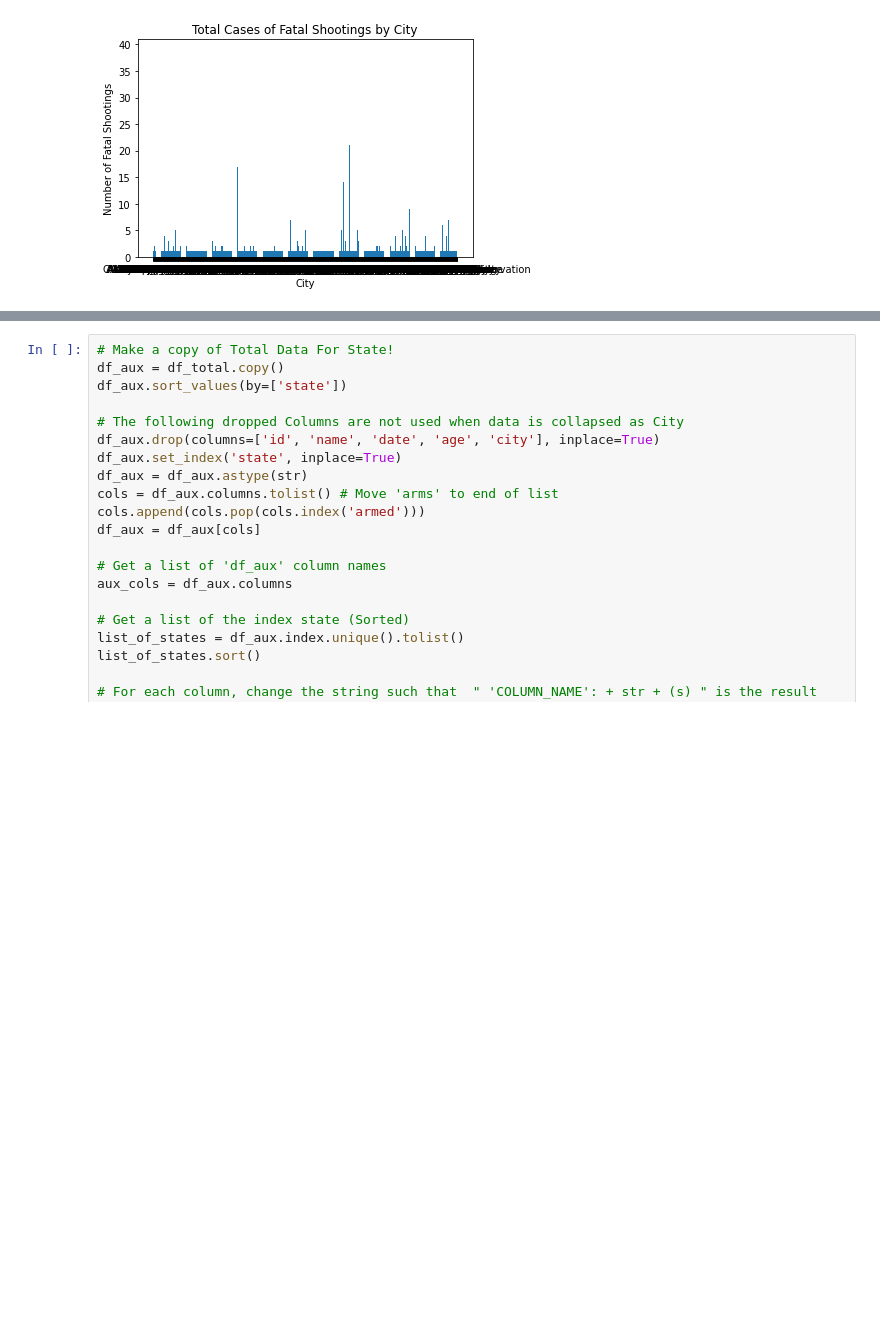
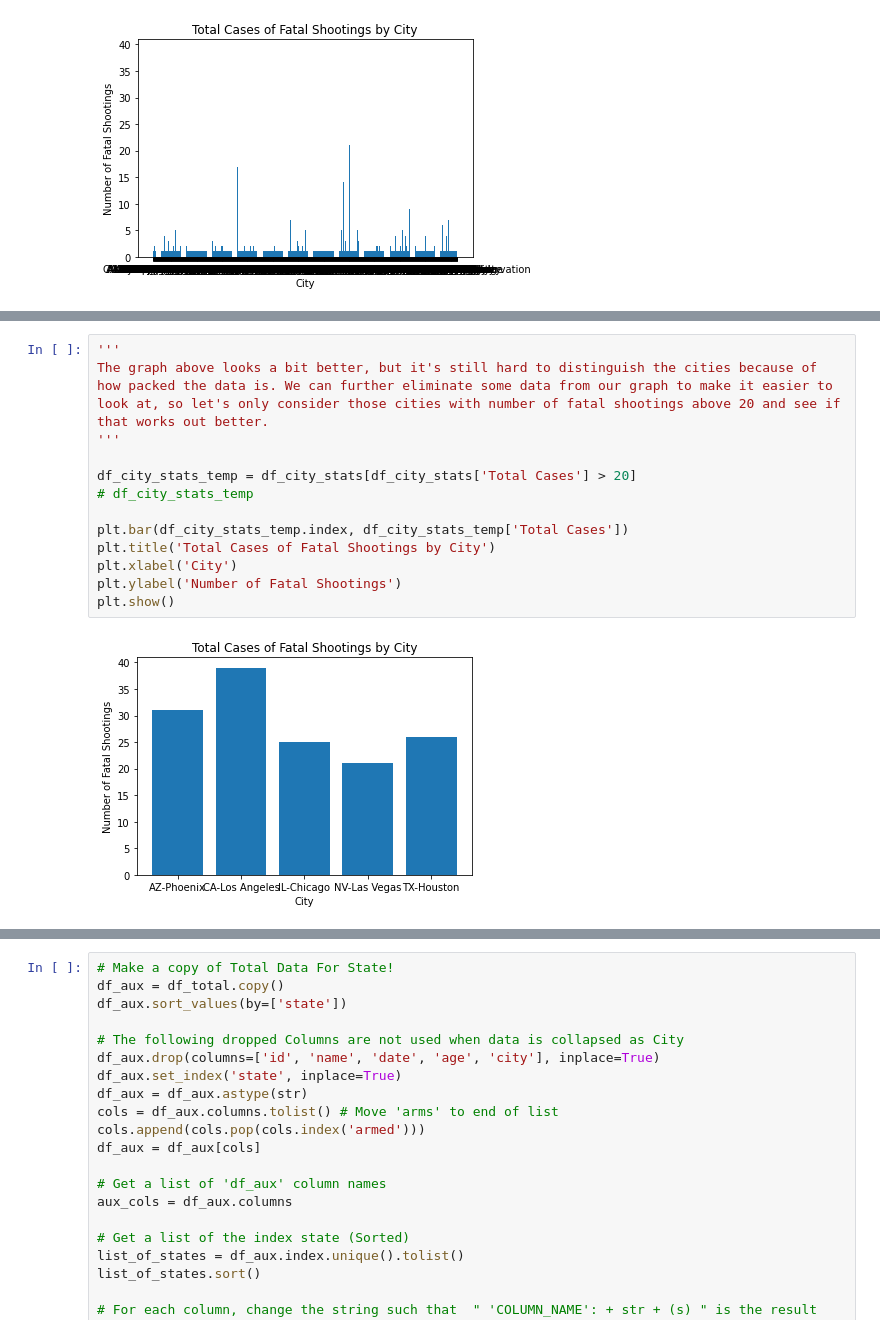
Before and after one commit to SaadSatter/Fatal_force_datascience, a Jupyter notebook: eshan_ver.ipynb, the cells around one changed output, grey strips where cells are left out. Drawn from its saved outputs; the diff is of its cells as text; blank space fills up the shorter version.

```diff
--- a/eshan_ver.ipynb
+++ b/eshan_ver.ipynb
@@ -1113,0 +1129,15 @@ plt.show()
+# %%
+'''
+The graph above looks a bit better, but it's still hard to distinguish the cities because of how packed the data is. We can further eliminate some data from our graph to make it easier to look at, so let's only consider those cities with number of fatal shootings above 20 and see if that works out better.
+'''
+
+df_city_stats_temp = df_city_stats[df_city_stats['Total Cases'] > 20]
+# df_city_stats_temp
+
+plt.bar(df_city_stats_temp.index, df_city_stats_temp['Total Cases'])
+plt.title('Total Cases of Fatal Shootings by City')
+plt.xlabel('City')
+plt.ylabel('Number of Fatal Shootings')
+plt.show()
+# %% [output]
+[figure, added]
```
Also changed, not shown: parts of 2 cells of this notebook.
